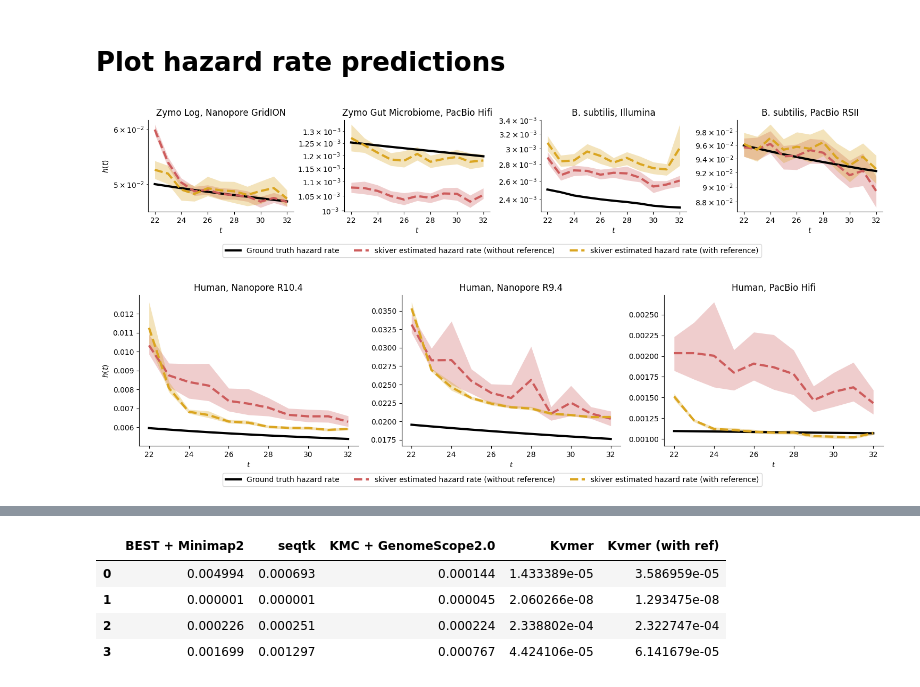
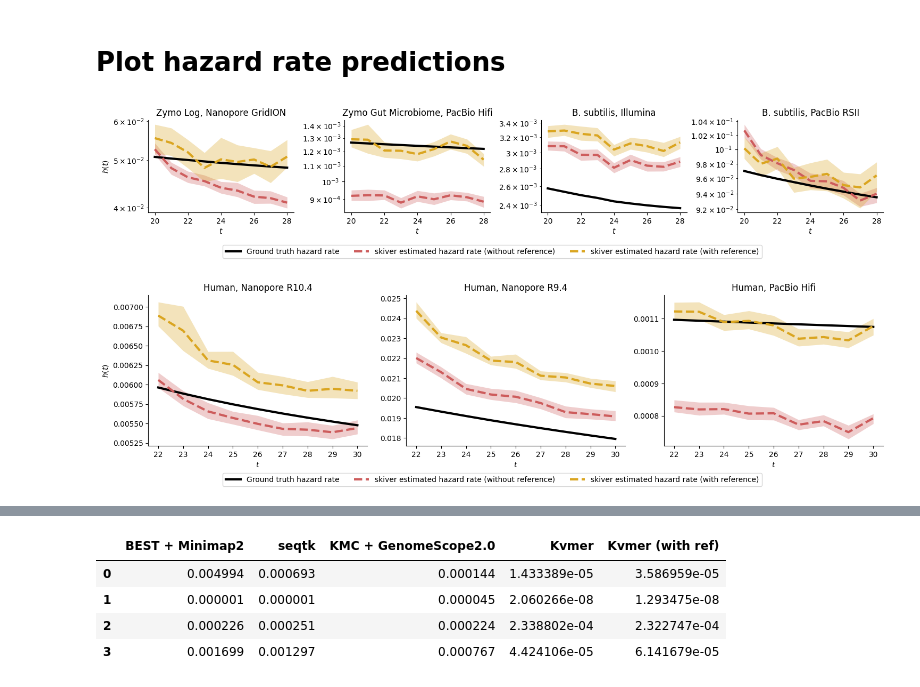
Before and after one commit to GZHoffie/skiver-test, a Jupyter notebook: experiments/counting_error_free_kmers/plot_results.ipynb, the cells around one changed output, grey strips where cells are left out. Drawn from its saved outputs; the diff is of its cells as text; code cells hidden in the pictures.

```diff
--- a/experiments/counting_error_free_kmers/plot_results.ipynb
+++ b/experiments/counting_error_free_kmers/plot_results.ipynb
@@ -345,10 +345,10 @@ kmer_hit_rate_csv = [
 
 
 t_range = [
-    range(22, 33),
-    range(22, 33),
-    range(22, 33),
-    range(22, 33)
+    range(20, 29),
+    range(20, 29),
+    range(20, 29),
+    range(20, 29)
 ]
 
 labels = [
@@ -359,31 +359,31 @@ labels = [
 ]
 
 kvmer_hazard_rate_csv = [
-    "../../output/zymo/ERR3152366_bi_kvmer_hazard_ratio.csv",
-    "../../output/zymo/SRR13128014_bi_kvmer_hazard_ratio.csv",
-    "../../output/zymo/ERR2935851_bi_kvmer_hazard_ratio.csv",
-    "../../output/zymo/SRR7498042_bi_kvmer_hazard_ratio.csv"
+    "../../output/zymo/skiver/ERR3152366.hazard_rate.csv",
+    "../../output/zymo/skiver/SRR13128014.hazard_rate.csv",
+    "../../output/zymo/skiver/ERR2935851.hazard_rate.csv",
+    "../../output/zymo/skiver/SRR7498042.hazard_rate.csv"
 ]
 
 kvmer_report_csv = [
-    "../../output/zymo/ERR3152366_bi_kvmer.csv",
-    "../../output/zymo/SRR13128014_bi_kvmer.csv",
-    "../../output/zymo/ERR2935851_bi_kvmer.csv",
-    "../../output/zymo/SRR7498042_bi_kvmer.csv"
+    "../../output/zymo/skiver/ERR3152366.summary_error_rate.csv",
+    "../../output/zymo/skiver/SRR13128014.summary_error_rate.csv",
+    "../../output/zymo/skiver/ERR2935851.summary_error_rate.csv",
+    "../../output/zymo/skiver/SRR7498042.summary_error_rate.csv"
 ]
 
 kvmer_ref_hazard_rate_csv = [
-    "../../output/zymo/ERR3152366_bi_kvmer_ref_hazard_ratio.csv",
-    "../../output/zymo/SRR13128014_bi_kvmer_ref_hazard_ratio.csv",
-    "../../output/zymo/ERR2935851_bi_kvmer_ref_hazard_ratio.csv",
-    "../../output/zymo/SRR7498042_bi_kvmer_ref_hazard_ratio.csv"
+    "../../output/zymo/skiver/ERR3152366_ref.hazard_rate.csv",
+    "../../output/zymo/skiver/SRR13128014_ref.hazard_rate.csv",
+    "../../output/zymo/skiver/ERR2935851_ref.hazard_rate.csv",
+    "../../output/zymo/skiver/SRR7498042_ref.hazard_rate.csv"
 ]
 
 kvmer_ref_report_csv = [
-    "../../output/zymo/ERR3152366_bi_kvmer_ref.csv",
-    "../../output/zymo/SRR13128014_bi_kvmer_ref.csv",
-    "../../output/zymo/ERR2935851_bi_kvmer_ref.csv",
-    "../../output/zymo/SRR7498042_bi_kvmer_ref.csv"
+    "../../output/zymo/skiver/ERR3152366_ref.summary_error_rate.csv",
+    "../../output/zymo/skiver/SRR13128014_ref.summary_error_rate.csv",
+    "../../output/zymo/skiver/ERR2935851_ref.summary_error_rate.csv",
+    "../../output/zymo/skiver/SRR7498042_ref.summary_error_rate.csv"
 ]
 
 
@@ -518,7 +518,7 @@ fig.subplots_adjust(wspace=0.35, bottom=0.3)
 plt.savefig("../../figures/metagenomic_hazard_rate_comparison.svg")
 #plt.ylim(0, 0.05)
 # %% [output]
-[figure, old version]
+[figure, new version]
 # %%
 import pandas as pd
 import numpy as np
@@ -538,9 +538,9 @@ kmer_hit_rate_csv = [
 
 
 t_range = [
-    range(22, 33),
-    range(22, 33),
-    range(22, 33),
+    range(22, 31),
+    range(22, 31),
+    range(22, 31),
 ]
 
 labels = [
@@ -550,15 +550,15 @@ labels = [
 ]
 
 kvmer_hazard_rate_csv = [
-    "../../output/human/HG002_bi_kvmer_hazard_ratio.csv",
-    "../../output/human/HG002_R941_bi_kvmer_hazard_ratio.csv",
-    "../../output/human/HG002_hifi_bi_kvmer_hazard_ratio.csv",
+    "../../output/human/skiver/HG002.hazard_rate.csv",
+    "../../output/human/skiver/HG002_R941.hazard_rate.csv",
+    "../../output/human/skiver/HG002_hifi.hazard_rate.csv",
 ]
 
 kvmer_ref_hazard_rate_csv = [
-    "../../output/human/HG002_bi_kvmer_ref_hazard_ratio.csv",
-    "../../output/human/HG002_R941_bi_kvmer_ref_hazard_ratio.csv",
-    "../../output/human/HG002_hifi_bi_kvmer_ref_hazard_ratio.csv",
+    "../../output/human/skiver/HG002_ref.hazard_rate.csv",
+    "../../output/human/skiver/HG002_R941_ref.hazard_rate.csv",
+    "../../output/human/skiver/HG002_hifi_ref.hazard_rate.csv",
 ]
 
 
@@ -660,34 +660,34 @@ for i in range(len(kmer_hit_rate_csv)):
 
     #axes[i].set_yscale('log')
     #axes[i].set_xscale('log')
 
 
 
     axes[i].tick_params(axis='both')
     #if i == 0:
     #    axes[i].set_ylim(0.004, 0.01)
 
     axes[i].set_title(labels[i])
     #axes[i].set_ylim(bottom=0)
 
     axes[i].set_xlabel('$t$')
     if i  == 0:
         axes[i].set_ylabel('$h(t)$')
     #axes[i].legend()
     #axes[i].legend()
 
 plt.tight_layout()
 handles, labels = axes[0].get_legend_handles_labels()
 
 # Add the legend to the bottom of the figure
 fig.legend(handles, labels, loc='lower center', ncol=5)
 fig.subplots_adjust(bottom=0.2)
 
 
 plt.savefig("../../figures/human_hazard_rate_comparison.pdf")
 #plt.ylim(0, 0.05)
 # %% [output]
-[figure, old version]
+[figure, new version]
 # %%
 import pandas as pd
 import numpy as np
```
Also changed, not shown: parts of 3 cells of this notebook, 19 other files.
